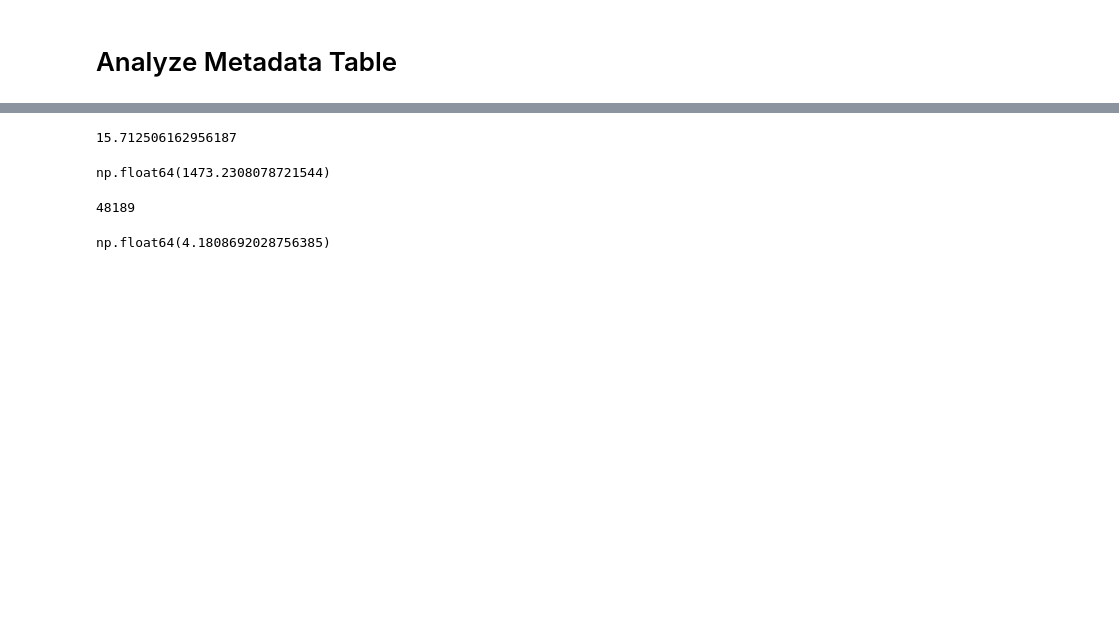
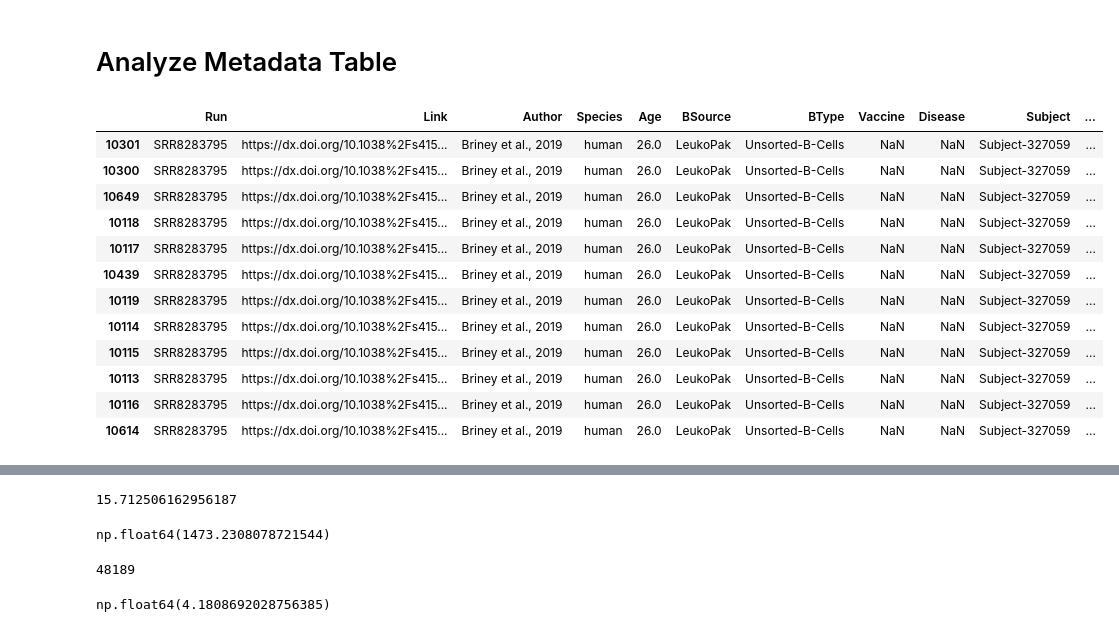
Before and after one commit to cameronhu/AntibodyLineageTree, a Jupyter notebook: analysis/analysis.ipynb, the cells around one changed output, grey strips where cells are left out. Drawn from its saved outputs; the diff is of its cells as text; code cells hidden in the pictures; blank space fills up the shorter version.

Commit message:
Doc and analysis updates

```diff
--- a/analysis/analysis.ipynb
+++ b/analysis/analysis.ipynb
@@ -6,3 +6,20 @@ import numpy as np
 # Analyze Metadata Table
 # %%
 metadata_df = pd.read_csv('metadata_table.csv', header=0)
+# %%
+# SRR8283795 analysis
+metadata_df[metadata_df['Run'] == 'SRR8283795'].sort_values('Unique sequences')
+# %% [output]
+|  | Run | Link | Author | Species | Age | BSource | BType | Vaccine | Disease | Subject | ... |
+| 10301 | SRR8283795 | https://dx.doi.org/10.1038%2Fs415... | Briney et al., 2019 | human | 26.0 | LeukoPak | Unsorted-B-Cells | NaN | NaN | Subject-327059 | ... |
+| 10300 | SRR8283795 | https://dx.doi.org/10.1038%2Fs415... | Briney et al., 2019 | human | 26.0 | LeukoPak | Unsorted-B-Cells | NaN | NaN | Subject-327059 | ... |
+| 10649 | SRR8283795 | https://dx.doi.org/10.1038%2Fs415... | Briney et al., 2019 | human | 26.0 | LeukoPak | Unsorted-B-Cells | NaN | NaN | Subject-327059 | ... |
+| 10118 | SRR8283795 | https://dx.doi.org/10.1038%2Fs415... | Briney et al., 2019 | human | 26.0 | LeukoPak | Unsorted-B-Cells | NaN | NaN | Subject-327059 | ... |
+| 10117 | SRR8283795 | https://dx.doi.org/10.1038%2Fs415... | Briney et al., 2019 | human | 26.0 | LeukoPak | Unsorted-B-Cells | NaN | NaN | Subject-327059 | ... |
+| 10439 | SRR8283795 | https://dx.doi.org/10.1038%2Fs415... | Briney et al., 2019 | human | 26.0 | LeukoPak | Unsorted-B-Cells | NaN | NaN | Subject-327059 | ... |
+| 10119 | SRR8283795 | https://dx.doi.org/10.1038%2Fs415... | Briney et al., 2019 | human | 26.0 | LeukoPak | Unsorted-B-Cells | NaN | NaN | Subject-327059 | ... |
+| 10114 | SRR8283795 | https://dx.doi.org/10.1038%2Fs415... | Briney et al., 2019 | human | 26.0 | LeukoPak | Unsorted-B-Cells | NaN | NaN | Subject-327059 | ... |
+| 10115 | SRR8283795 | https://dx.doi.org/10.1038%2Fs415... | Briney et al., 2019 | human | 26.0 | LeukoPak | Unsorted-B-Cells | NaN | NaN | Subject-327059 | ... |
+| 10113 | SRR8283795 | https://dx.doi.org/10.1038%2Fs415... | Briney et al., 2019 | human | 26.0 | LeukoPak | Unsorted-B-Cells | NaN | NaN | Subject-327059 | ... |
+| 10116 | SRR8283795 | https://dx.doi.org/10.1038%2Fs415... | Briney et al., 2019 | human | 26.0 | LeukoPak | Unsorted-B-Cells | NaN | NaN | Subject-327059 | ... |
+| 10614 | SRR8283795 | https://dx.doi.org/10.1038%2Fs415... | Briney et al., 2019 | human | 26.0 | LeukoPak | Unsorted-B-Cells | NaN | NaN | Subject-327059 | ... |
```
Also changed, not shown: parts of 4 cells of this notebook, 6 other files.
